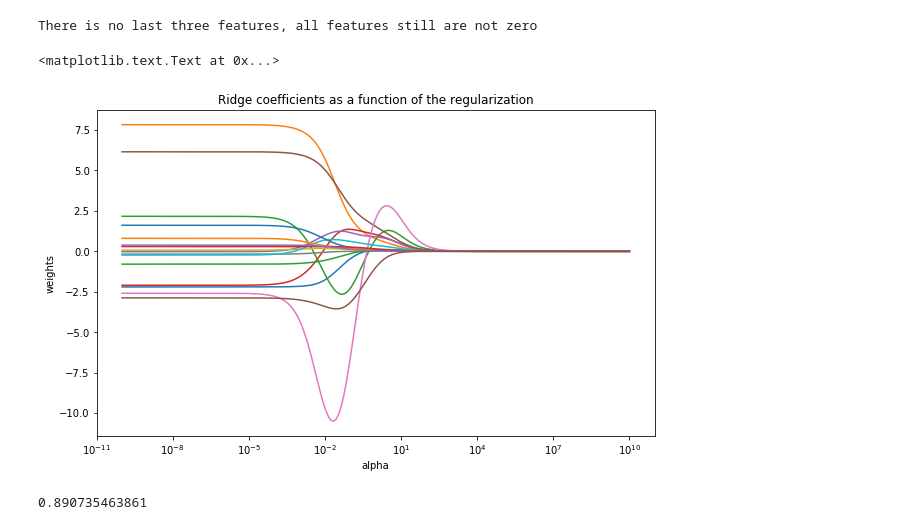
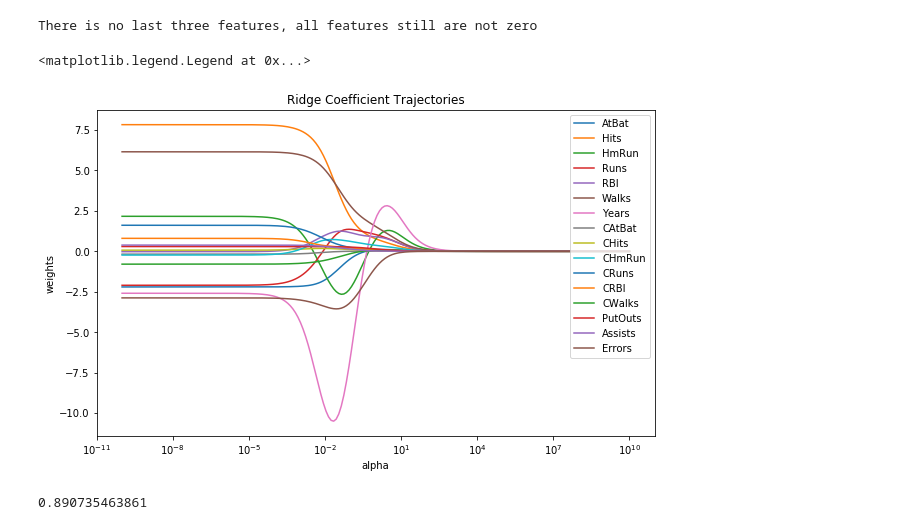
Before and after one commit to s2t2/ANLY-590-Deep-Learning, a Jupyter notebook: hw0/ridge_regression.ipynb, the cells around one changed output. Saved outputs shown, nothing was run; the diff lists cells and outputs as text; code cells hidden in the pictures.

Commit message:
Add legends for each feature

```diff
--- a/hw0/ridge_regression.ipynb
+++ b/hw0/ridge_regression.ipynb
@@ -97,16 +97,17 @@ There is no last three features, all features still are not zero
 # %%
 # Plot alpha-coefficient relation
 plt.figure(figsize=(10, 6))
 ax = plt.gca()
 ax.plot(alphas, coefs)
 ax.set_xscale('log')
 plt.xlabel('alpha')
 plt.ylabel('weights')
 plt.axis('tight')
-plt.title('Ridge coefficients as a function of the regularization')
+plt.title('Ridge Coefficient Trajectories')
+plt.legend(list(X), loc=1)
 # %% [output]
-<matplotlib.text.Text at 0x...>
+<matplotlib.legend.Legend at 0x...>
-[figure, old version]
+[figure, new version]
 # %%
 # Find the optimal alpha by cross-validation
 ridgecv = linear_model.RidgeCV(alphas=alphas, cv=10, normalize=True)
```
Also changed, not shown: parts of 1 cell of this notebook, 3 other files.
